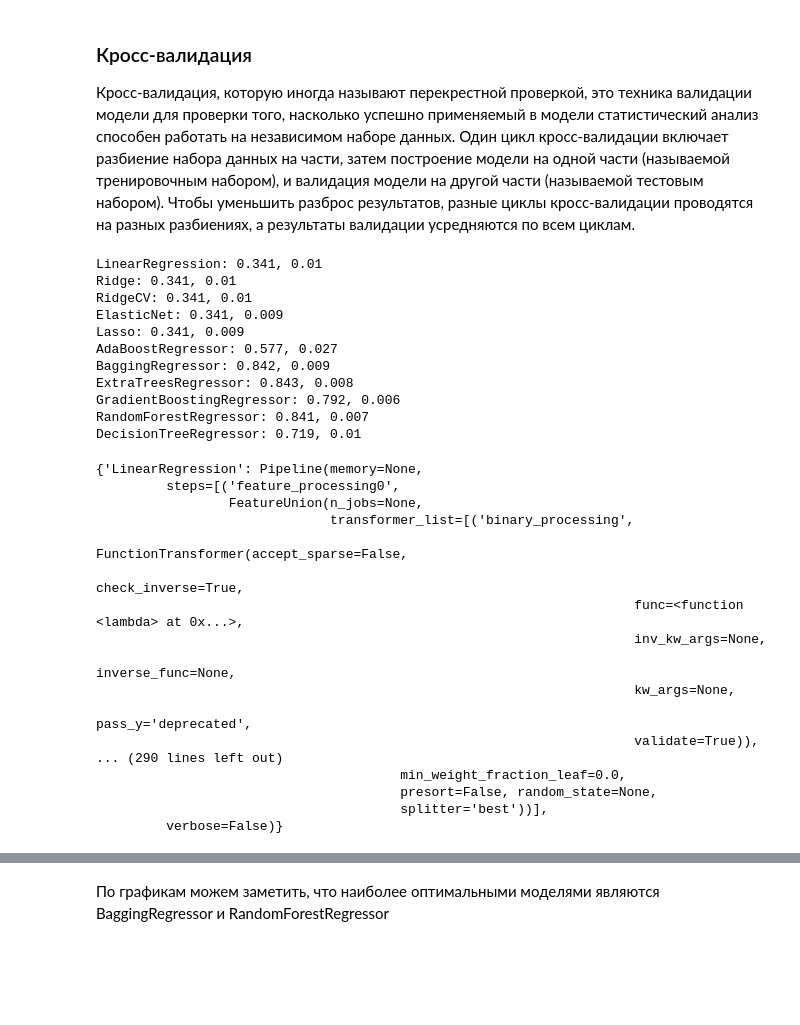
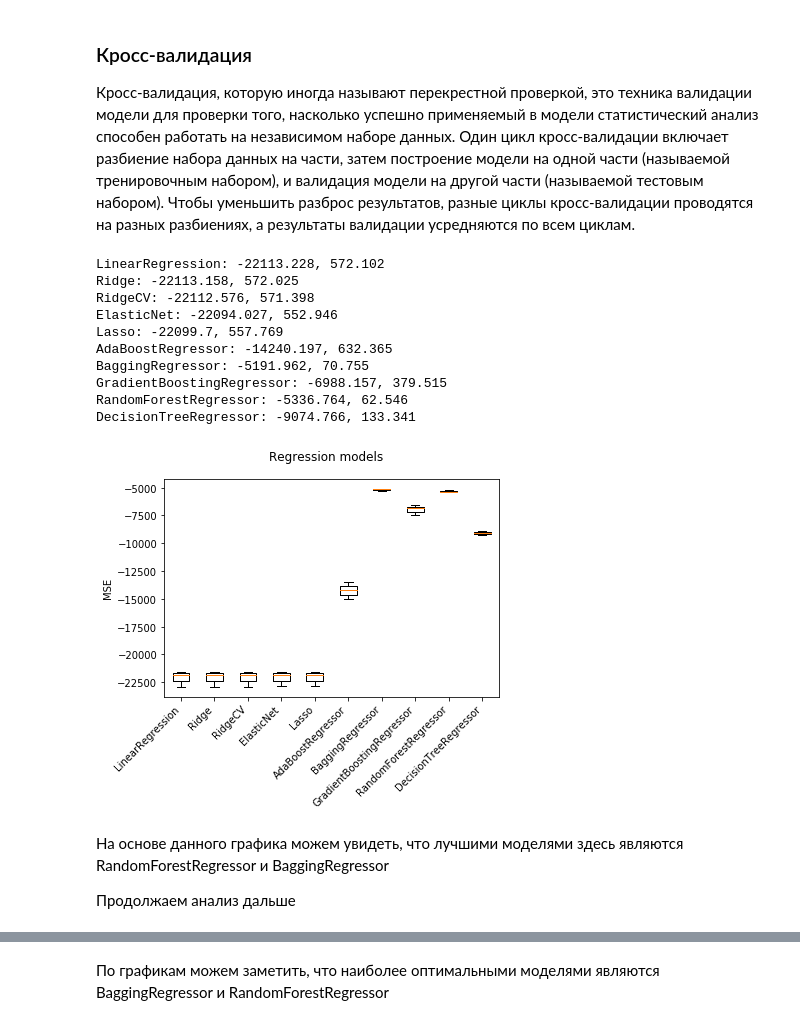
Before and after one commit to EdKsenia/AnalysisSem, a Jupyter notebook: Analis.ipynb, the cells around one changed output, grey strips where cells are left out. Drawn from its saved outputs; the diff is of its cells as text; code cells hidden in the pictures; blank space fills up the shorter version.

```diff
--- a/Analis.ipynb
+++ b/Analis.ipynb
@@ -539,22 +526,35 @@ regResult = []
 models = []
 for name in regressions:
     model = regressions[name]
-    res = cross_val_score(model, train_data, train_labels)
+    res = cross_val_score(model, train_data, train_labels, scoring = 'neg_mean_squared_error')
     regResult.append(res)
     models.append(name)
     print("{}: {}, {}".format(name, round(res.mean(), 3), round(res.std(), 3)))
 # %% [output]
-LinearRegression: 0.341, 0.01
-Ridge: 0.341, 0.01
-RidgeCV: 0.341, 0.01
-ElasticNet: 0.341, 0.009
-Lasso: 0.341, 0.009
-AdaBoostRegressor: 0.577, 0.027
-BaggingRegressor: 0.842, 0.009
-ExtraTreesRegressor: 0.843, 0.008
-GradientBoostingRegressor: 0.792, 0.006
-RandomForestRegressor: 0.841, 0.007
-DecisionTreeRegressor: 0.719, 0.01
+LinearRegression: -22113.228, 572.102
+Ridge: -22113.158, 572.025
+RidgeCV: -22112.576, 571.398
+ElasticNet: -22094.027, 552.946
+Lasso: -22099.7, 557.769
+AdaBoostRegressor: -14240.197, 632.365
+BaggingRegressor: -5191.962, 70.755
+GradientBoostingRegressor: -6988.157, 379.515
+RandomForestRegressor: -5336.764, 62.546
+DecisionTreeRegressor: -9074.766, 133.341
+# %%
+figure = plt.figure()
+figure.suptitle('Regression models')
+axis = figure.add_subplot(111)
+plt.boxplot(regResult)
+axis.set_xticklabels(models, rotation = 45, ha="right")
+axis.set_ylabel("MSE")
+plt.show()
+# %% [output]
+[figure, added]
+# %% [markdown]
+На основе данного графика можем увидеть, что лучшими моделями здесь являются RandomForestRegressor и BaggingRegressor
+
+Продолжаем анализ дальше
 # %%
 # выделяем бинарные данные
 binary_columns = ['holiday', 'workingday']
@@ -589,20 +567,0 @@ for name in regressions:
-# %%
-print(estimators)
-# %% [output]
-{'LinearRegression': Pipeline(memory=None,
-         steps=[('feature_processing0',
-                 FeatureUnion(n_jobs=None,
-                              transformer_list=[('binary_processing',
-                                                 FunctionTransformer(accept_sparse=False,
-                                                                     check_inverse=True,
-                                                                     func=<function <lambda> at 0x...>,
-                                                                     inv_kw_args=None,
-                                                                     inverse_func=None,
-                                                                     kw_args=None,
-                                                                     pass_y='deprecated',
-                                                                     validate=True)),
-... (290 lines left out)
-                                       min_weight_fraction_leaf=0.0,
-                                       presort=False, random_state=None,
-                                       splitter='best'))],
-         verbose=False)}
```
Also changed, not shown: parts of 57 cells of this notebook, 2 other files.
